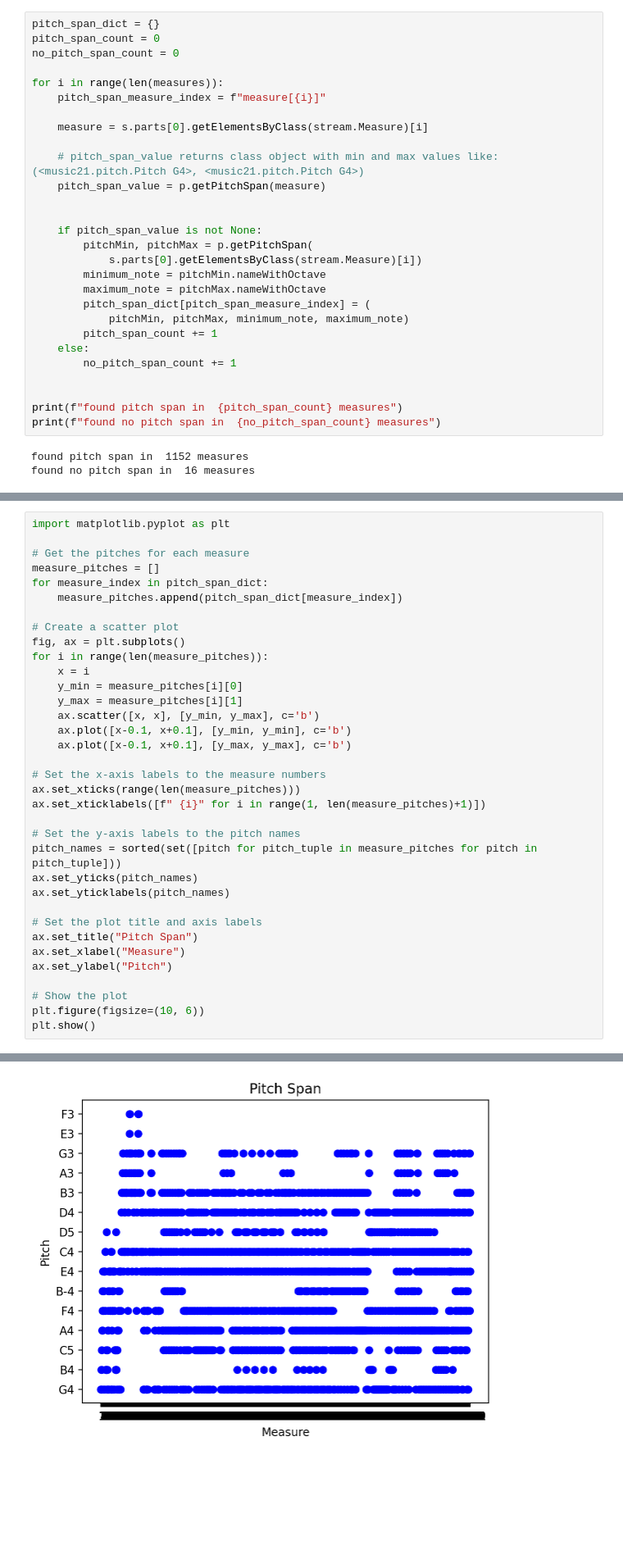
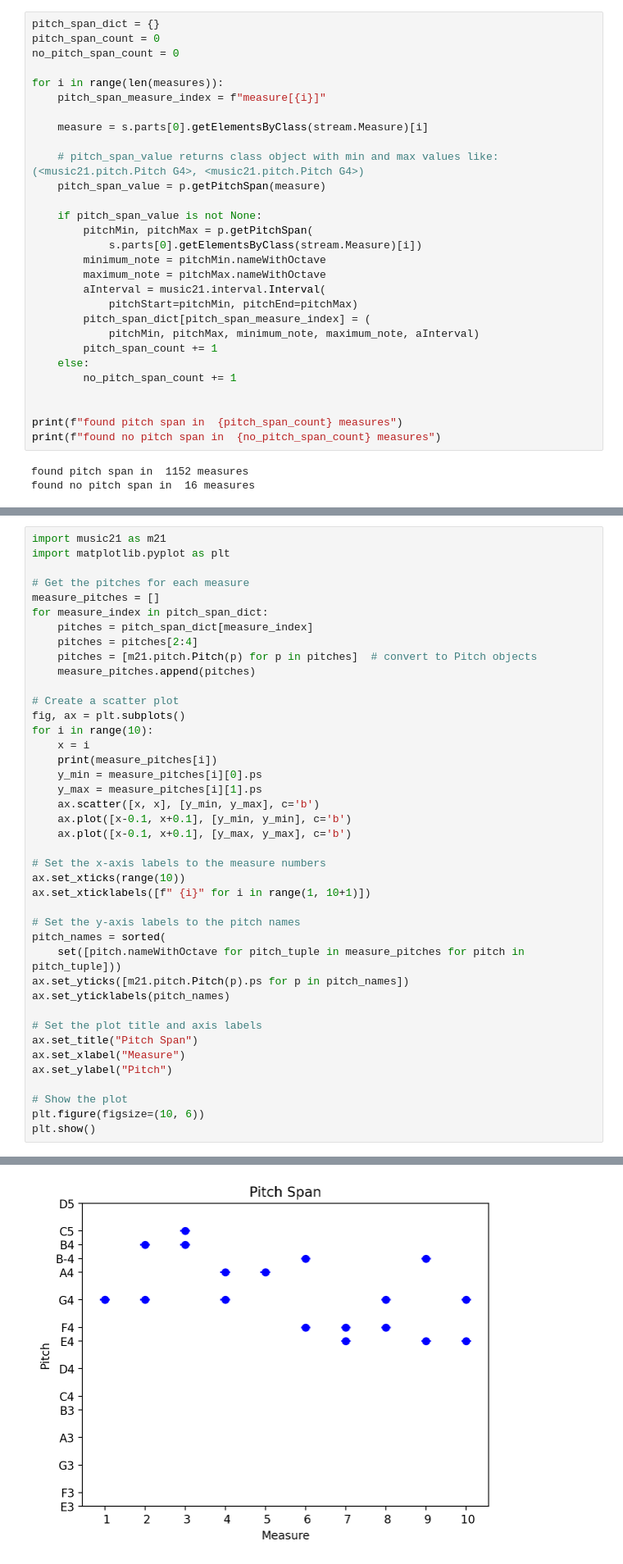
Before and after one commit to abhishekneerr/AMPLab, a Jupyter notebook: ethnonmusicology/Nawab_melodic_similarities.ipynb, the cells around one changed output, grey strips where cells are left out. Shown at 82% size. Drawn from its saved outputs; the diff is of its cells as text; blank space fills up the shorter version.

```diff
--- a/ethnonmusicology/Nawab_melodic_similarities.ipynb
+++ b/ethnonmusicology/Nawab_melodic_similarities.ipynb
@@ -244,14 +244,15 @@ for i in range(len(measures)):
     # pitch_span_value returns class object with min and max values like: (<music21.pitch.Pitch G4>, <music21.pitch.Pitch G4>)
     pitch_span_value = p.getPitchSpan(measure)
 
-
     if pitch_span_value is not None:
         pitchMin, pitchMax = p.getPitchSpan(
             s.parts[0].getElementsByClass(stream.Measure)[i])
         minimum_note = pitchMin.nameWithOctave
         maximum_note = pitchMax.nameWithOctave
+        aInterval = music21.interval.Interval(
+            pitchStart=pitchMin, pitchEnd=pitchMax)
         pitch_span_dict[pitch_span_measure_index] = (
-            pitchMin, pitchMax, minimum_note, maximum_note)
+            pitchMin, pitchMax, minimum_note, maximum_note, aInterval)
         pitch_span_count += 1
     else:
         no_pitch_span_count += 1
@@ -269,28 +270,34 @@ pitch_span (<music21.pitch.Pitch G4>, <music21.pitch.Pitch B4>, 'G4', 'B4')
 # %%
+import music21 as m21
 import matplotlib.pyplot as plt
 
 # Get the pitches for each measure
 measure_pitches = []
 for measure_index in pitch_span_dict:
-    measure_pitches.append(pitch_span_dict[measure_index])
+    pitches = pitch_span_dict[measure_index]
+    pitches = pitches[2:4]
+    pitches = [m21.pitch.Pitch(p) for p in pitches]  # convert to Pitch objects
+    measure_pitches.append(pitches)
 
 # Create a scatter plot
 fig, ax = plt.subplots()
-for i in range(len(measure_pitches)):
+for i in range(10):
     x = i
-    y_min = measure_pitches[i][0]
-    y_max = measure_pitches[i][1]
+    print(measure_pitches[i])
+    y_min = measure_pitches[i][0].ps
+    y_max = measure_pitches[i][1].ps
     ax.scatter([x, x], [y_min, y_max], c='b')
     ax.plot([x-0.1, x+0.1], [y_min, y_min], c='b')
     ax.plot([x-0.1, x+0.1], [y_max, y_max], c='b')
 
 # Set the x-axis labels to the measure numbers
-ax.set_xticks(range(len(measure_pitches)))
-ax.set_xticklabels([f" {i}" for i in range(1, len(measure_pitches)+1)])
+ax.set_xticks(range(10))
+ax.set_xticklabels([f" {i}" for i in range(1, 10+1)])
 
 # Set the y-axis labels to the pitch names
-pitch_names = sorted(set([pitch for pitch_tuple in measure_pitches for pitch in pitch_tuple]))
-ax.set_yticks(pitch_names)
+pitch_names = sorted(
+    set([pitch.nameWithOctave for pitch_tuple in measure_pitches for pitch in pitch_tuple]))
+ax.set_yticks([m21.pitch.Pitch(p).ps for p in pitch_names])
 ax.set_yticklabels(pitch_names)
 
 # Set the plot title and axis labels
@@ -305 +322 @@ plt.show()
-[figure, old version]
+[figure, new version]
```
Also changed, not shown: parts of 5 cells of this notebook.
